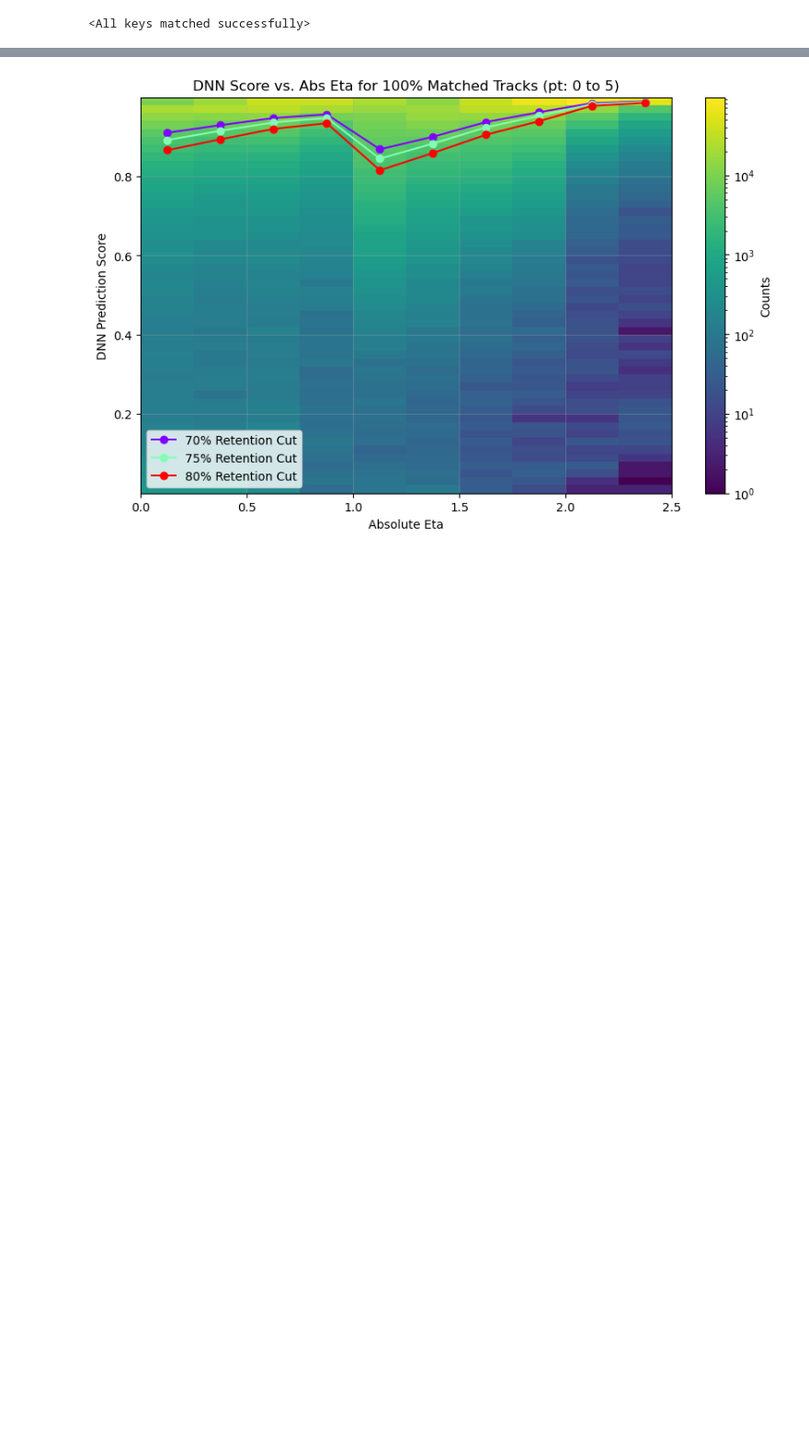
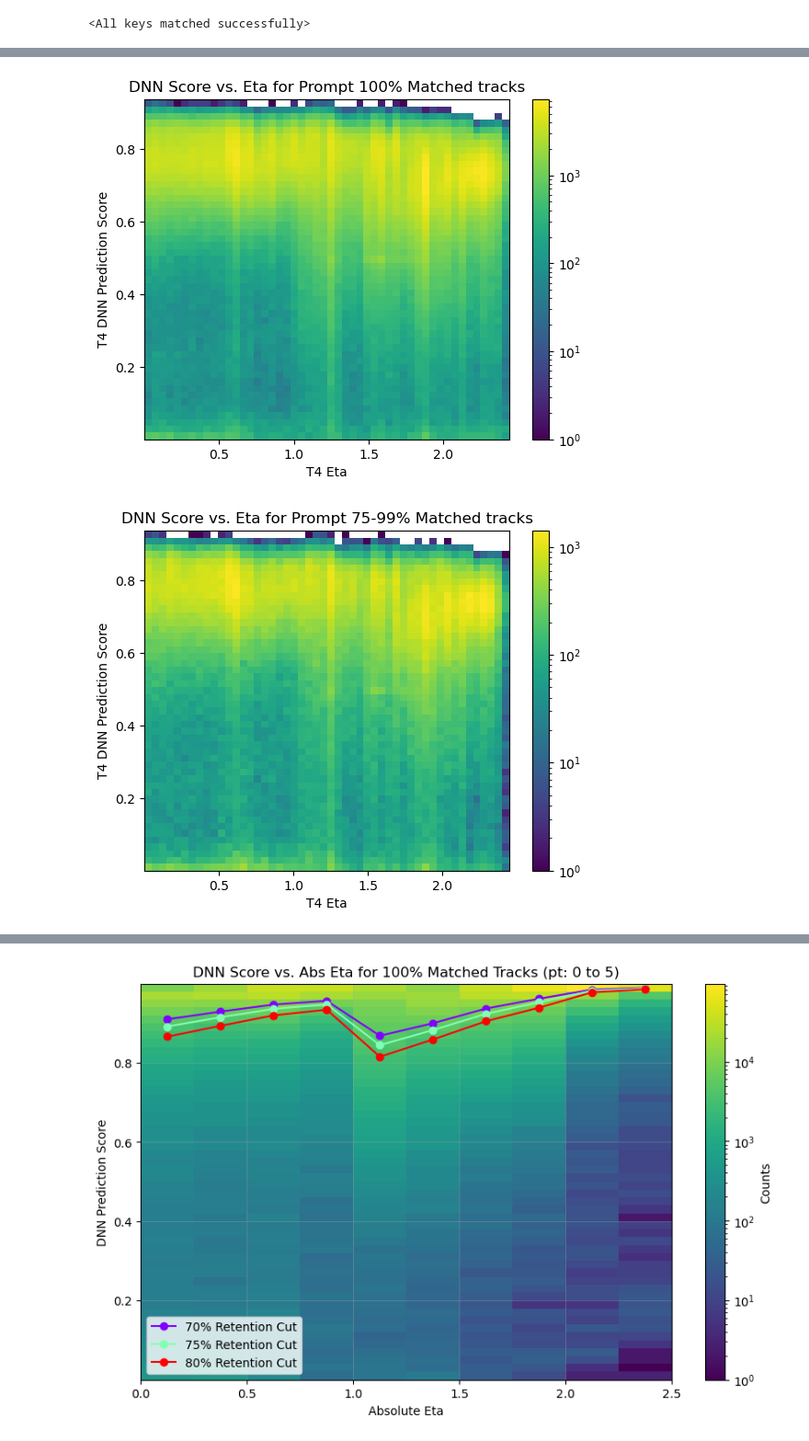
Before and after one commit to SegmentLinking/cmssw, a Jupyter notebook: RecoTracker/LSTCore/standalone/analysis/DNN/train_T4_DNN.ipynb, the cells around one changed output, grey strips where cells are left out. Shown at 92% size. Saved outputs shown, nothing was run; the diff lists cells and outputs as text; code cells hidden in the pictures; blank space fills up the shorter version.

```diff
--- a/RecoTracker/LSTCore/standalone/analysis/DNN/train_T4_DNN.ipynb
+++ b/RecoTracker/LSTCore/standalone/analysis/DNN/train_T4_DNN.ipynb
@@ -101,7 +133,6 @@ for event in range(branches['event']):
         innerRad = branches['t4_innerRadius'][event][i]
         outerRad = branches['t4_outerRadius'][event][i]
 
-        rzChiSquared = branches['t4_rzChiSquared'][event][i]
 
         # Construct the input feature vector using pairwise differences
         features_iter = [
@@ -789,0 +854,72 @@ plt.show()
+# %%
+import matplotlib.pyplot as plt
+from matplotlib.colors import LogNorm
+all_true = (np.concatenate(branches['t4_pMatched']) > 0.75)
+not_perfect_true =(np.concatenate(branches['t4_pMatched']) > 0.75) & (np.concatenate(branches['t4_pMatched']) < 1)
+true_prompt_pred = predictions[:, 1]
+true_displaced_pred = predictions[:,2]
+true_prompt = ~(np.concatenate(branches['t4_sim_vxy']) > 0.1) & full_tracks
+all_true_prompt = ~(np.concatenate(branches['t4_sim_vxy']) > 0.1) & all_true
+not_perfect_prompt = ~(np.concatenate(branches['t4_sim_vxy']) > 0.1) & not_perfect_true
+true_displaced = (np.concatenate(branches['t4_sim_vxy']) > 0.1) & full_tracks
+all_true_displaced =(np.concatenate(branches['t4_sim_vxy']) > 0.1) & all_true
+not_perfect_displaced = (np.concatenate(branches['t4_sim_vxy']) > 0.1) & not_perfect_true
+
+fake_pred = predictions[:,0]
+fake_tracks = (np.concatenate(branches['t4_pMatched']) <= 0.75)
+fake_prompt = ~(np.concatenate(branches['t4_sim_vxy']) > 0.1) & fake_tracks
+
+fake_prompt_pred =
+
+plt.figure()
+
+full_tracks =  (np.concatenate(branches['t4_pMatched']) > 0.95)
+plt.hist2d(eta_list[0][true_prompt], true_prompt_pred[true_prompt], bins=[50,50], norm=LogNorm())
+plt.xlabel("T4 Eta")
+plt.ylabel("T4 DNN Prediction Score")
+plt.title("DNN Score vs. Eta for Prompt 100% Matched tracks")
+plt.colorbar()
+plt.show()
+
+# plt.figure()
+# plt.hist2d(eta_list[0][all_true_prompt], true_prompt_pred[all_true_prompt], bins=[50,50], norm=LogNorm())
+# plt.xlabel("T4 Eta")
+# plt.ylabel("T4 DNN Prediction Score")
+# plt.title("DNN Score vs. Eta for Prompt >75% Matched tracks")
+# # plt.colorbar()
+# plt.show()
+
+plt.figure()
+plt.hist2d(eta_list[0][not_perfect_prompt], true_prompt_pred[not_perfect_prompt], bins=[50,50], norm=LogNorm())
+plt.xlabel("T4 Eta")
+plt.ylabel("T4 DNN Prediction Score")
+plt.title("DNN Score vs. Eta for Prompt 75-99% Matched tracks")
+plt.colorbar()
+plt.show()
+
+plt.figure()
+plt.hist2d(eta_list[0][fake_prompt], true_prompt_pred[not_perfect_prompt], bins=[50,50], norm=LogNorm())
+plt.xlabel("T4 Eta")
+plt.ylabel("T4 DNN Prediction Score")
+plt.title("DNN Score vs. Eta for Prompt 75-99% Matched tracks")
+plt.colorbar()
+plt.show()
+
+plt.figure()
+plt.hist2d(eta_list[0][true_displaced], true_displaced_pred[true_displaced], bins=[50,50], norm=LogNorm())
+plt.xlabel("T4 Eta")
+plt.ylabel("T4 DNN Prediction Score")
+plt.title("DNN Score vs. Eta for Displaced 100% Matched tracks")
+plt.colorbar()
+plt.show()
+
+# plt.figure()
+# plt.hist2d(eta_list[0][all_true_displaced], true_displaced_pred[all_true_displaced], bins=[50,50], norm=LogNorm())
+# plt.xlabel("T4 Eta")
+# plt.ylabel("T4 DNN Prediction Score")
+# plt.title("DNN Score vs. Eta for Displaced >75% Matched tracks")
+# # plt.colorbar()
+# plt.show()
+# %% [output]
+[figure, added]
+[figure, added]
```
Also changed, not shown: parts of 34 cells of this notebook.
